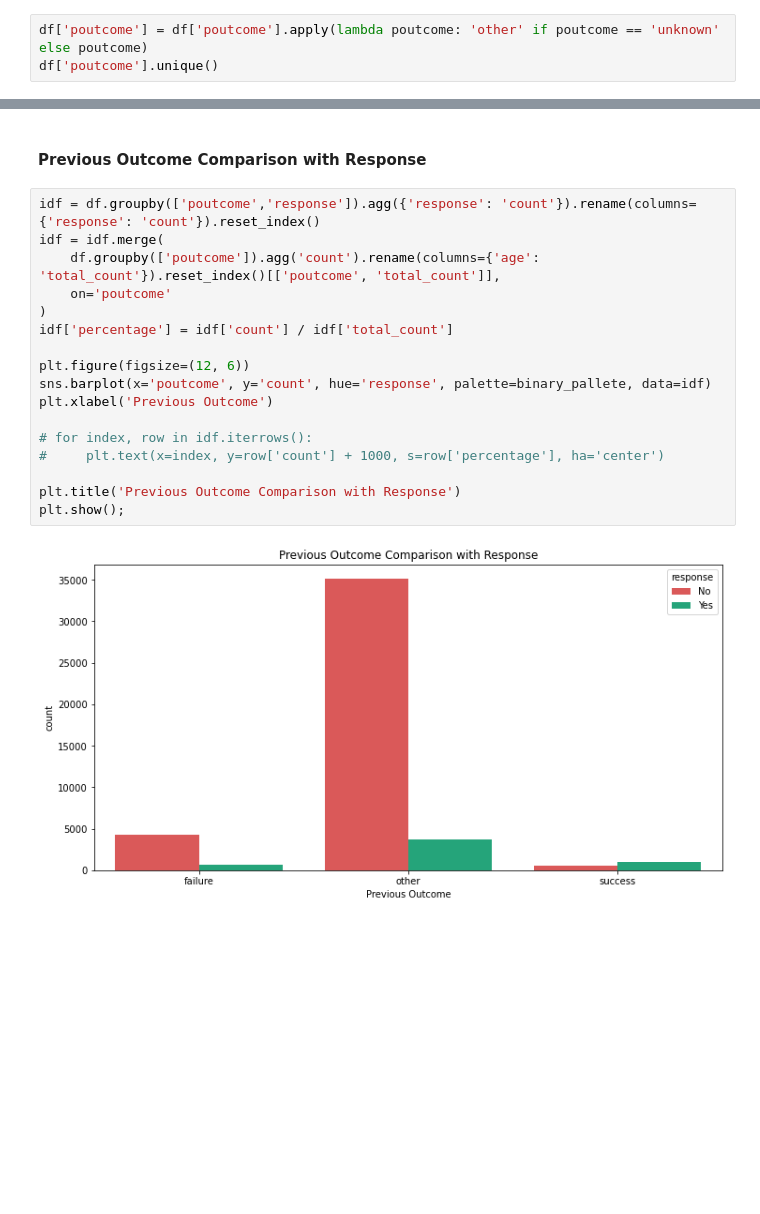
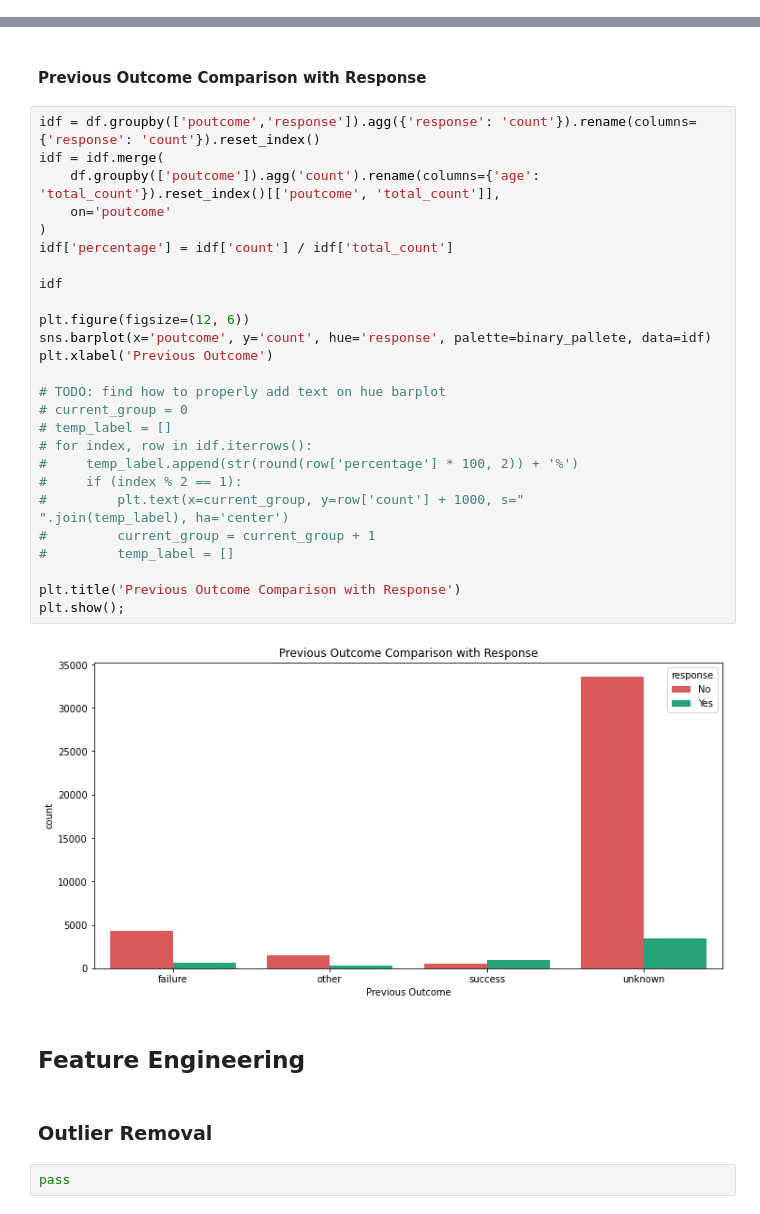
Before and after one commit to dendihandian/data-portfolio, a Jupyter notebook: bank-marketing/bank-marketing.ipynb, the cells around one changed output, grey strips where cells are left out. Cells and saved outputs as stored; diff of their text form; blank space fills up the shorter version.

```diff
--- a/bank-marketing/bank-marketing.ipynb
+++ b/bank-marketing/bank-marketing.ipynb
@@ -156,3 +166,0 @@ There is no missing value
-# %%
-df['poutcome'] = df['poutcome'].apply(lambda poutcome: 'other' if poutcome == 'unknown' else poutcome)
-df['poutcome'].unique()
@@ -353,19 +361,34 @@ plt.show();
 # %%
 idf = df.groupby(['poutcome','response']).agg({'response': 'count'}).rename(columns={'response': 'count'}).reset_index()
 idf = idf.merge(
     df.groupby(['poutcome']).agg('count').rename(columns={'age': 'total_count'}).reset_index()[['poutcome', 'total_count']],
     on='poutcome'
 )
 idf['percentage'] = idf['count'] / idf['total_count']
 
+idf
+
 plt.figure(figsize=(12, 6))
 sns.barplot(x='poutcome', y='count', hue='response', palette=binary_pallete, data=idf)
 plt.xlabel('Previous Outcome')
 
+# TODO: find how to properly add text on hue barplot
+# current_group = 0
+# temp_label = []
 # for index, row in idf.iterrows():
-#     plt.text(x=index, y=row['count'] + 1000, s=row['percentage'], ha='center')
+#     temp_label.append(str(round(row['percentage'] * 100, 2)) + '%')
+#     if (index % 2 == 1):
+#         plt.text(x=current_group, y=row['count'] + 1000, s="                  ".join(temp_label), ha='center')
+#         current_group = current_group + 1
+#         temp_label = []
 
 plt.title('Previous Outcome Comparison with Response')
 plt.show();
 # %% [output]
-[figure, old version]
+[figure, new version]
+# %% [markdown]
+## Feature Engineering
+# %% [markdown]
+### Outlier Removal
+# %%
+pass
```
Also changed, not shown: parts of 25 cells of this notebook.
